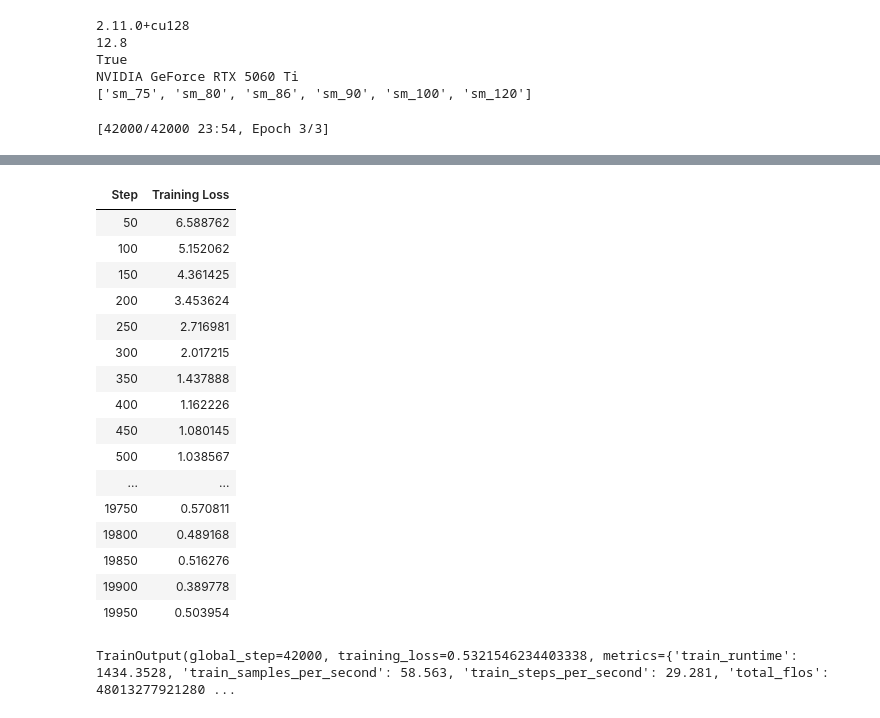
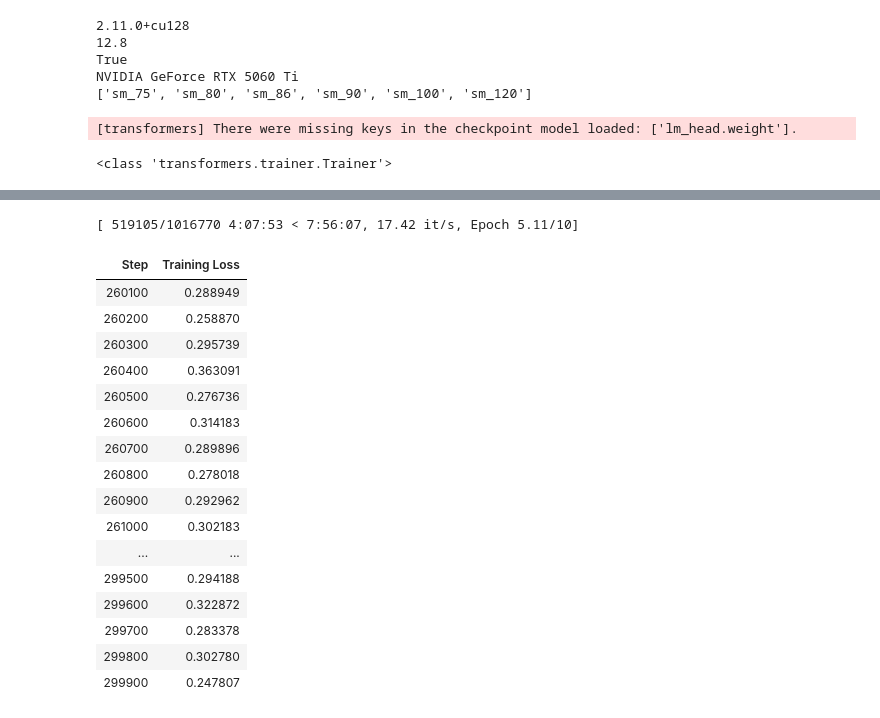
Before and after one commit to JumDum1101/ML_Project, a Jupyter notebook: llm.ipynb, the cells around one changed output, grey strips where cells are left out. Saved outputs shown, nothing was run; the diff lists cells and outputs as text; code cells hidden in the pictures.

Commit message:
updated models

```diff
--- a/llm.ipynb
+++ b/llm.ipynb
@@ -253,9 +247,9 @@ Requirement already satisfied: mdurl~=0.1 in .\venv\Lib\site-packages (from mark
 # %%
-# train/val/test
+# train/val/test (FULL datasets)
 
-train_dataset = CovertypeLLMDataset(train_balanced, tokenizer, max_length=224)
-val_dataset = CovertypeLLMDataset(val_small, tokenizer, max_length=224)
-test_dataset = CovertypeLLMDataset(test_small, tokenizer, max_length=224)
+train_dataset = CovertypeLLMDataset(train_full, tokenizer, max_length=224)
+val_dataset = CovertypeLLMDataset(val_full, tokenizer, max_length=224)
+test_dataset = CovertypeLLMDataset(test_full, tokenizer, max_length=224)
 
 print("train size:", len(train_dataset))
 print("val size:", len(val_dataset))
@@ -315,5 +337,5 @@ NVIDIA GeForce RTX 5060 Ti
 # %%
-# training
+# training on FULL dataset, no class weights
 from transformers import Trainer, TrainingArguments
 from sklearn.metrics import accuracy_score
 import numpy as np
@@ -332,22 +354,22 @@ def compute_metrics(eval_pred):
     }
 
 training_args = TrainingArguments(
-    output_dir="./llm_covertype",
+    output_dir="./llm_covertype_full",
 
-    # safer: no validation during training
     eval_strategy="no",
     save_strategy="steps",
-    save_steps=1000,
+    save_steps=5000,
     save_total_limit=2,
 
     logging_strategy="steps",
-    logging_steps=50,
+    logging_steps=100,
 
     per_device_train_batch_size=2,
-    per_device_eval_batch_size=1,
+    gradient_accumulation_steps=2,
+    per_device_eval_batch_size=2,
 
-    num_train_epochs=3,
-    learning_rate=2e-5,
+    num_train_epochs=10,
+    learning_rate=1e-4,
     weight_decay=0.01,
 
     fp16=torch.cuda.is_available(),
@@ -364,6 +386,8 @@ trainer = Trainer(
     compute_metrics=compute_metrics
 )
 
-trainer.train()
+print(type(trainer))
+trainer.train(resume_from_checkpoint=True)
 # %% [output]
-[42000/42000 23:54, Epoch 3/3]
+[transformers] There were missing keys in the checkpoint model loaded: ['lm_head.weight'].
+<class 'transformers.trainer.Trainer'>
@@ -370,21 +395,21 @@ trainer.train()
+[ 519105/1016770 4:07:53 < 7:56:07, 17.42 it/s, Epoch 5.11/10]
 | Step | Training Loss |
-| 50 | 6.588762 |
-| 100 | 5.152062 |
-| 150 | 4.361425 |
-| 200 | 3.453624 |
-| 250 | 2.716981 |
-| 300 | 2.017215 |
-| 350 | 1.437888 |
-| 400 | 1.162226 |
-| 450 | 1.080145 |
-| 500 | 1.038567 |
+| 260100 | 0.288949 |
+| 260200 | 0.258870 |
+| 260300 | 0.295739 |
+| 260400 | 0.363091 |
+| 260500 | 0.276736 |
+| 260600 | 0.314183 |
+| 260700 | 0.289896 |
+| 260800 | 0.278018 |
+| 260900 | 0.292962 |
+| 261000 | 0.302183 |
 | ... | ... |
-| 19750 | 0.570811 |
-| 19800 | 0.489168 |
-| 19850 | 0.516276 |
-| 19900 | 0.389778 |
-| 19950 | 0.503954 |
+| 299500 | 0.294188 |
+| 299600 | 0.322872 |
+| 299700 | 0.283378 |
+| 299800 | 0.302780 |
+| 299900 | 0.247807 |
-TrainOutput(global_step=42000, training_loss=0.5321546234403338, metrics={'train_runtime': 1434.3528, 'train_samples_per_second': 58.563, 'train_steps_per_second': 29.281, 'total_flos': 48013277921280 ...
 # %%
 # prediction
 def predict_label(row, model, tokenizer, max_new_tokens=5, device="cpu"):
```
Also changed, not shown: parts of 10 cells of this notebook, 1 other file.
